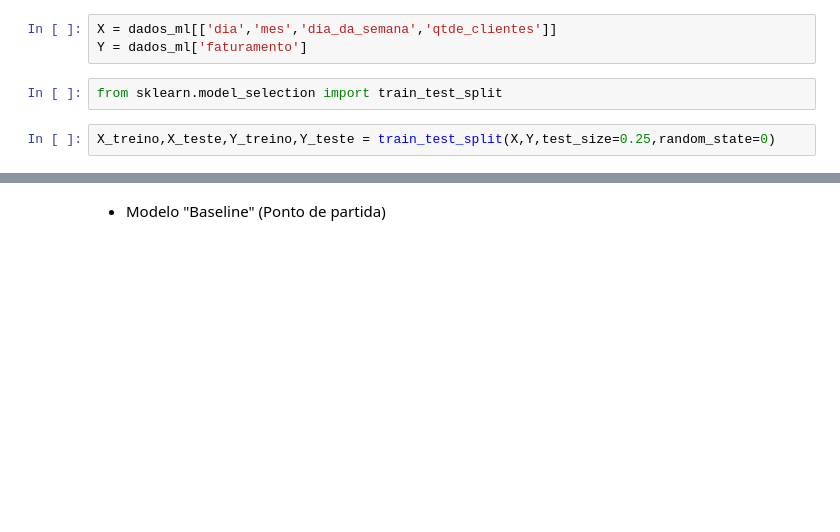
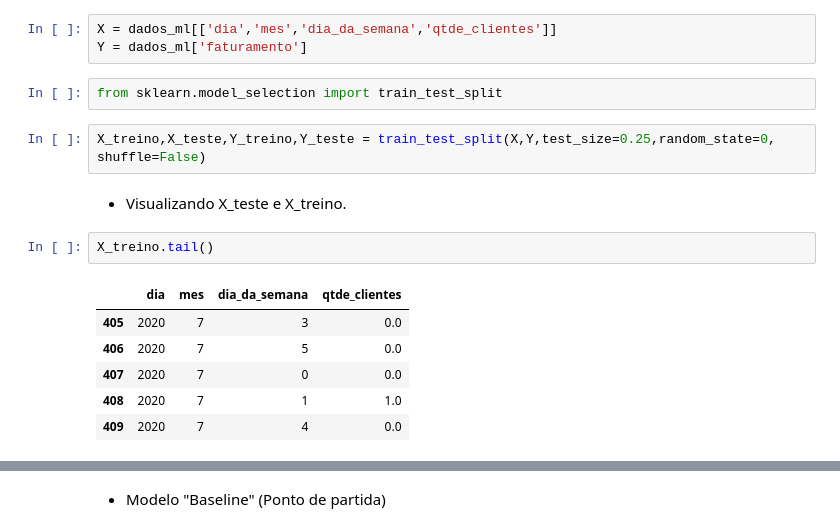
Before and after one commit to robertferro/previsao_faturamento_studio_estetica, a Jupyter notebook: 2 - Machine learning/Regressão/previsao_faturamento_modelos_machine_learning.ipynb, the cells around one changed output, grey strips where cells are left out. Drawn from its saved outputs; the diff is of its cells as text; blank space fills up the shorter version.

```diff
--- a/2 - Machine learning/Regressão/previsao_faturamento_modelos_machine_learning.ipynb
+++ b/2 - Machine learning/Regressão/previsao_faturamento_modelos_machine_learning.ipynb
@@ -278,4 +251,15 @@ Y = dados_ml['faturamento']
 # %%
 from sklearn.model_selection import train_test_split
 # %%
-X_treino,X_teste,Y_treino,Y_teste = train_test_split(X,Y,test_size=0.25,random_state=0)
+X_treino,X_teste,Y_treino,Y_teste = train_test_split(X,Y,test_size=0.25,random_state=0, shuffle=False)
+# %% [markdown]
+ - Visualizando X_teste e X_treino.
+# %%
+X_treino.tail()
+# %% [output]
+|  | dia | mes | dia_da_semana | qtde_clientes |
+| 405 | 2020 | 7 | 3 | 0.0 |
+| 406 | 2020 | 7 | 5 | 0.0 |
+| 407 | 2020 | 7 | 0 | 0.0 |
+| 408 | 2020 | 7 | 1 | 1.0 |
+| 409 | 2020 | 7 | 4 | 0.0 |
```
Also changed, not shown: parts of 39 cells of this notebook.
